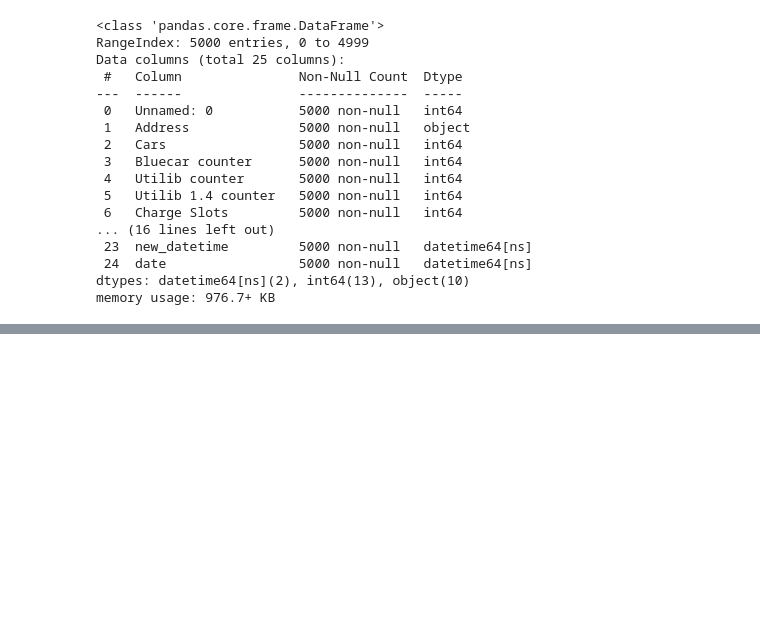
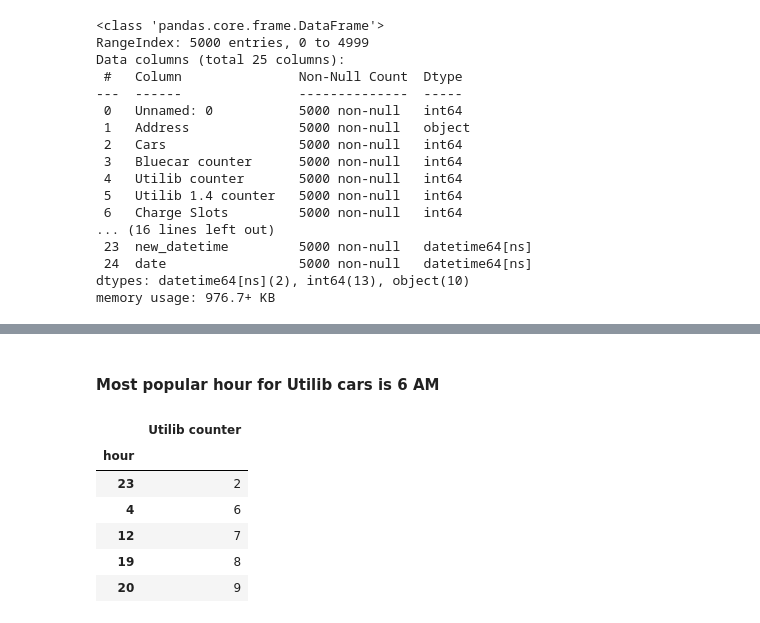
Before and after one commit to mbururyan/Electric-Car-Sharing, a Jupyter notebook: WK4_IP_Ryan_Mburu_Electric_Car_Sharing_Data_Mining.ipynb, the cells around one changed output, grey strips where cells are left out. Cells and saved outputs as stored; diff of their text form; code cells hidden in the pictures; blank space fills up the shorter version.

```diff
--- a/WK4_IP_Ryan_Mburu_Electric_Car_Sharing_Data_Mining.ipynb
+++ b/WK4_IP_Ryan_Mburu_Electric_Car_Sharing_Data_Mining.ipynb
@@ -323,0 +393,14 @@ memory usage: 976.7+ KB
+# %% [markdown]
+#### Most popular hour for Utilib cars is 6 AM
+# %%
+# Least popular hour for Utilib cars
+least_pop_hour_utilib = grp_hour_utilib.sort_values(by='Utilib counter', ascending=1)
+least_pop_hour_utilib.head()
+# %% [output]
+|  | Utilib counter |
+| hour |  |
+| 23 | 2 |
+| 4 | 6 |
+| 12 | 7 |
+| 19 | 8 |
+| 20 | 9 |
```
Also changed, not shown: parts of 13 cells of this notebook.
